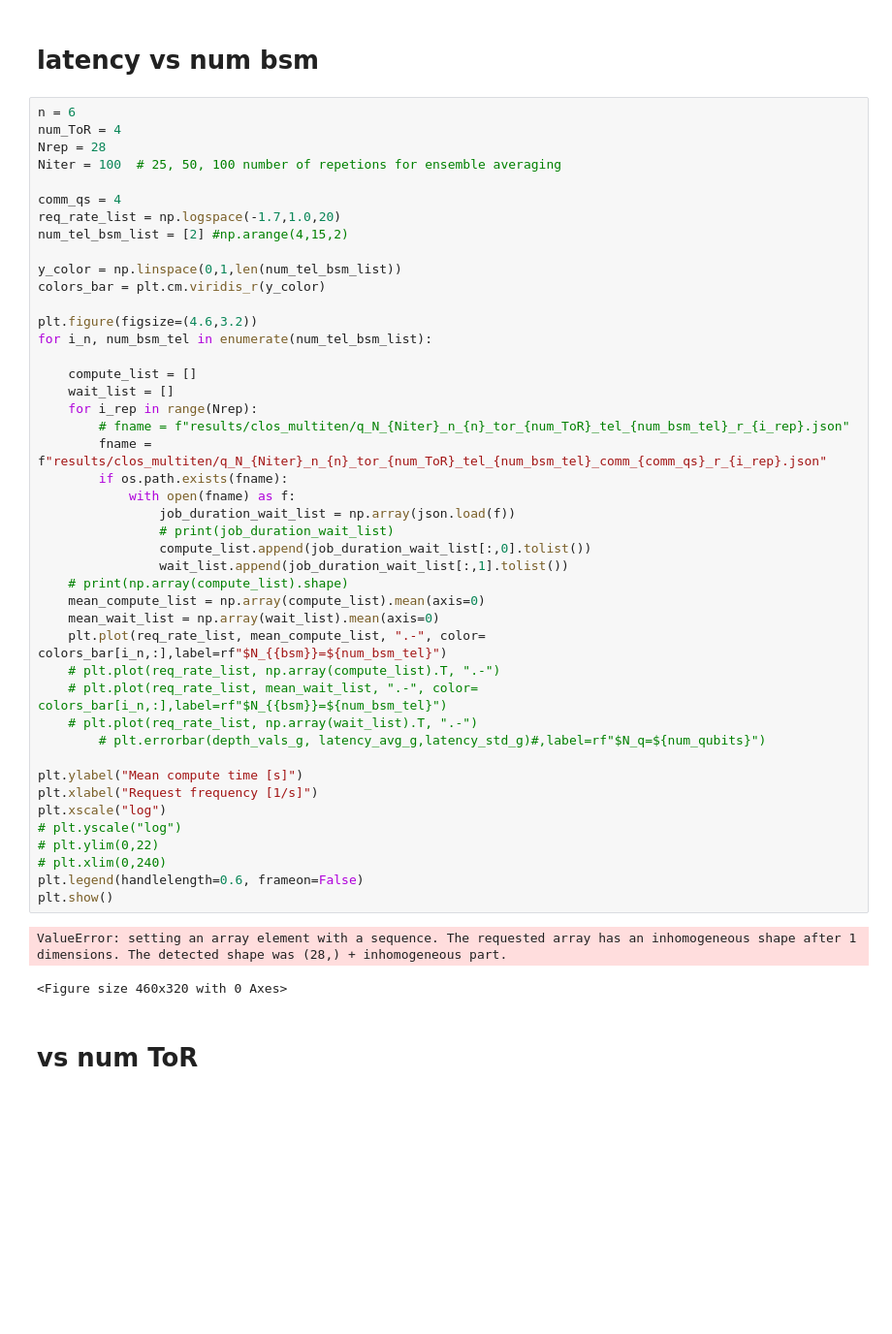
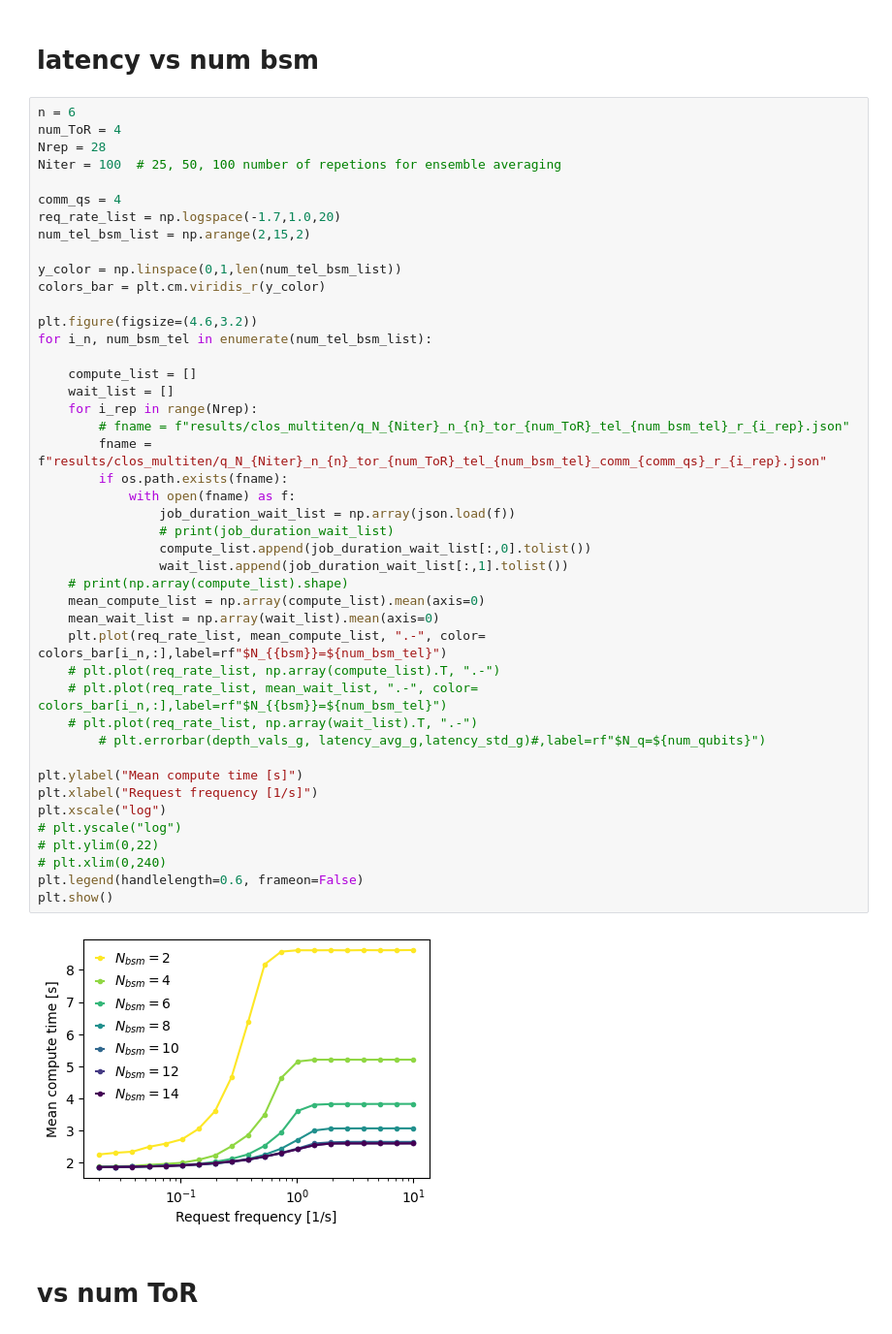
Before and after one commit to hassan-shap/QswitchNet, a Jupyter notebook: pp_clos_multitenancy.ipynb, the cells around one changed output. Shown at 97% size. Cells and saved outputs as stored; diff of their text form; blank space fills up the shorter version.

```diff
--- a/pp_clos_multitenancy.ipynb
+++ b/pp_clos_multitenancy.ipynb
@@ -13,7 +13,7 @@ Niter = 100  # 25, 50, 100 number of repetions for ensemble averaging
 
 comm_qs = 4
 req_rate_list = np.logspace(-1.7,1.0,20)
-num_tel_bsm_list = [2] #np.arange(4,15,2)
+num_tel_bsm_list = np.arange(2,15,2)
 
 y_color = np.linspace(0,1,len(num_tel_bsm_list))
 colors_bar = plt.cm.viridis_r(y_color)
@@ -23,35 +23,34 @@ for i_n, num_bsm_tel in enumerate(num_tel_bsm_list):
 
     compute_list = []
     wait_list = []
     for i_rep in range(Nrep):
         # fname = f"results/clos_multiten/q_N_{Niter}_n_{n}_tor_{num_ToR}_tel_{num_bsm_tel}_r_{i_rep}.json"
         fname = f"results/clos_multiten/q_N_{Niter}_n_{n}_tor_{num_ToR}_tel_{num_bsm_tel}_comm_{comm_qs}_r_{i_rep}.json"
         if os.path.exists(fname):
             with open(fname) as f:
                 job_duration_wait_list = np.array(json.load(f))
                 # print(job_duration_wait_list)
                 compute_list.append(job_duration_wait_list[:,0].tolist())
                 wait_list.append(job_duration_wait_list[:,1].tolist())
     # print(np.array(compute_list).shape)
     mean_compute_list = np.array(compute_list).mean(axis=0)
     mean_wait_list = np.array(wait_list).mean(axis=0)
     plt.plot(req_rate_list, mean_compute_list, ".-", color= colors_bar[i_n,:],label=rf"$N_{{bsm}}=${num_bsm_tel}")
     # plt.plot(req_rate_list, np.array(compute_list).T, ".-")
     # plt.plot(req_rate_list, mean_wait_list, ".-", color= colors_bar[i_n,:],label=rf"$N_{{bsm}}=${num_bsm_tel}")
     # plt.plot(req_rate_list, np.array(wait_list).T, ".-")
         # plt.errorbar(depth_vals_g, latency_avg_g,latency_std_g)#,label=rf"$N_q=${num_qubits}")
 
 plt.ylabel("Mean compute time [s]")
 plt.xlabel("Request frequency [1/s]")
 plt.xscale("log")
 # plt.yscale("log")
 # plt.ylim(0,22)
 # plt.xlim(0,240)
 plt.legend(handlelength=0.6, frameon=False)
 plt.show()
 # %% [output]
-ValueError: setting an array element with a sequence. The requested array has an inhomogeneous shape after 1 dimensions. The detected shape was (28,) + inhomogeneous part.
-<Figure size 460x320 with 0 Axes>
+[figure, added]
 # %% [markdown]
 # vs num ToR
 # %%
```
